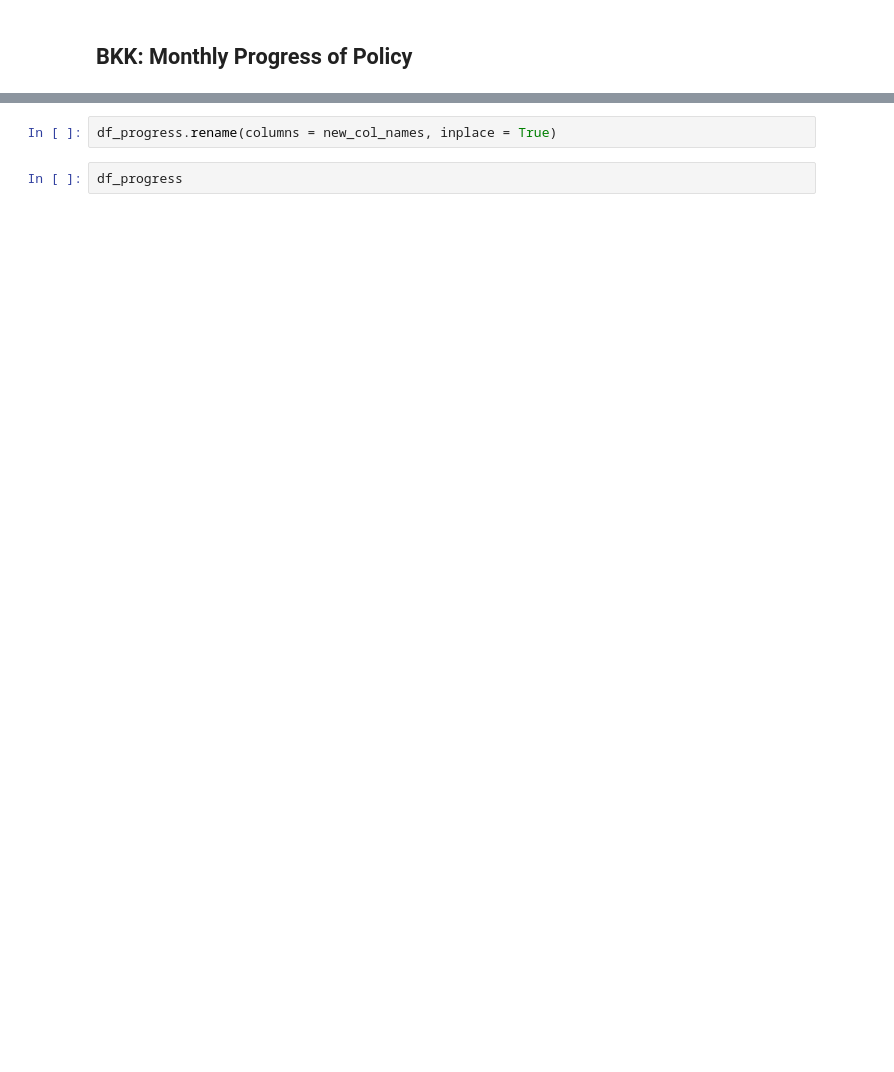
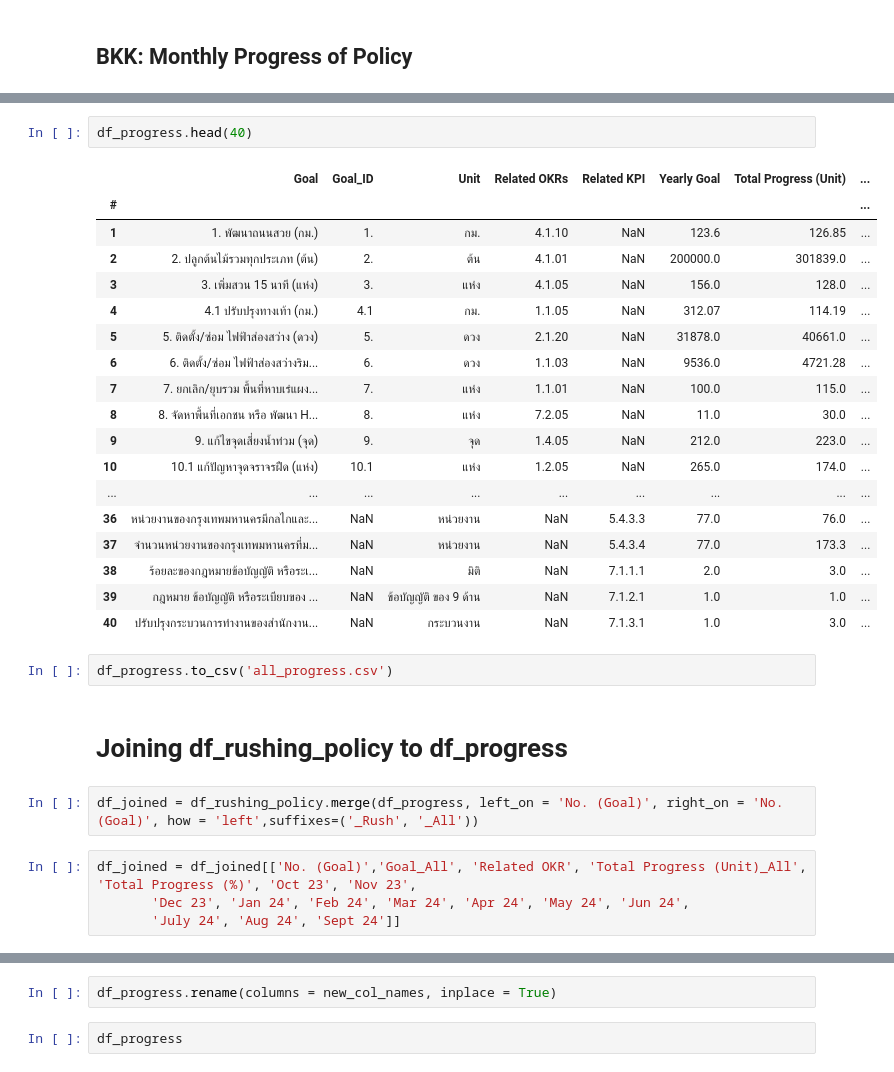
Before and after one commit to SKT-Sukatat/BKK_Policy_Tracker_Dashboard, a Jupyter notebook: BKK_Data_Cleansing.ipynb, the cells around one changed output, grey strips where cells are left out. Saved outputs shown, nothing was run; the diff lists cells and outputs as text; blank space fills up the shorter version.

```diff
--- a/BKK_Data_Cleansing.ipynb
+++ b/BKK_Data_Cleansing.ipynb
@@ -163,0 +248,31 @@ memory usage: 39.8+ KB
+# %%
+df_progress.head(40)
+# %% [output]
+|  | Goal | Goal_ID | Unit | Related OKRs | Related KPI | Yearly Goal | Total Progress (Unit) | ... |
+| # |  |  |  |  |  |  |  | ... |
+| 1 | 1. พัฒนาถนนสวย (กม.) | 1. | กม. | 4.1.10 | NaN | 123.6 | 126.85 | ... |
+| 2 | 2. ปลูกต้นไม้รวมทุกประเภท (ต้น) | 2. | ต้น | 4.1.01 | NaN | 200000.0 | 301839.0 | ... |
+| 3 | 3. เพิ่มสวน 15 นาที (แห่ง) | 3. | แห่ง | 4.1.05 | NaN | 156.0 | 128.0 | ... |
+| 4 | 4.1 ปรับปรุงทางเท้า (กม.) | 4.1 | กม. | 1.1.05 | NaN | 312.07 | 114.19 | ... |
+| 5 | 5. ติดตั้ง/ซ่อม ไฟฟ้าส่องสว่าง (ดวง) | 5. | ดวง | 2.1.20 | NaN | 31878.0 | 40661.0 | ... |
+| 6 | 6. ติดตั้ง/ซ่อม ไฟฟ้าส่องสว่างริม... | 6. | ดวง | 1.1.03 | NaN | 9536.0 | 4721.28 | ... |
+| 7 | 7. ยกเลิก/ยุบรวม พื้นที่หาบเร่แผง... | 7. | แห่ง | 1.1.01 | NaN | 100.0 | 115.0 | ... |
+| 8 | 8. จัดหาพื้นที่เอกชน หรือ พัฒนา H... | 8. | แห่ง | 7.2.05 | NaN | 11.0 | 30.0 | ... |
+| 9 | 9. แก้ไขจุดเสี่ยงน้ำท่วม (จุด) | 9. | จุด | 1.4.05 | NaN | 212.0 | 223.0 | ... |
+| 10 | 10.1 แก้ปัญหาจุดจราจรฝืด (แห่ง) | 10.1 | แห่ง | 1.2.05 | NaN | 265.0 | 174.0 | ... |
+| ... | ... | ... | ... | ... | ... | ... | ... | ... |
+| 36 | หน่วยงานของกรุงเทพมหานครมีกลไกและ... | NaN | หน่วยงาน | NaN | 5.4.3.3 | 77.0 | 76.0 | ... |
+| 37 | จำนวนหน่วยงานของกรุงเทพมหานครที่ม... | NaN | หน่วยงาน | NaN | 5.4.3.4 | 77.0 | 173.3 | ... |
+| 38 | ร้อยละของกฎหมายข้อบัญญัติ หรือระเ... | NaN | มิติ | NaN | 7.1.1.1 | 2.0 | 3.0 | ... |
+| 39 | กฎหมาย ข้อบัญญัติ หรือระเบียบของ ... | NaN | ข้อบัญญัติ ของ 9 ด้าน | NaN | 7.1.2.1 | 1.0 | 1.0 | ... |
+| 40 | ปรับปรุงกระบวนการทำงานของสำนักงาน... | NaN | กระบวนงาน | NaN | 7.1.3.1 | 1.0 | 3.0 | ... |
+# %%
+df_progress.to_csv('all_progress.csv')
+# %% [markdown]
+# Joining df_rushing_policy to df_progress
+# %%
+df_joined = df_rushing_policy.merge(df_progress, left_on = 'No. (Goal)', right_on = 'No. (Goal)', how = 'left',suffixes=('_Rush', '_All'))
+# %%
+df_joined = df_joined[['No. (Goal)','Goal_All', 'Related OKR', 'Total Progress (Unit)_All', 'Total Progress (%)', 'Oct 23', 'Nov 23',
+       'Dec 23', 'Jan 24', 'Feb 24', 'Mar 24', 'Apr 24', 'May 24', 'Jun 24',
+       'July 24', 'Aug 24', 'Sept 24']]
```
Also changed, not shown: parts of 48 cells of this notebook, 1 other file.
